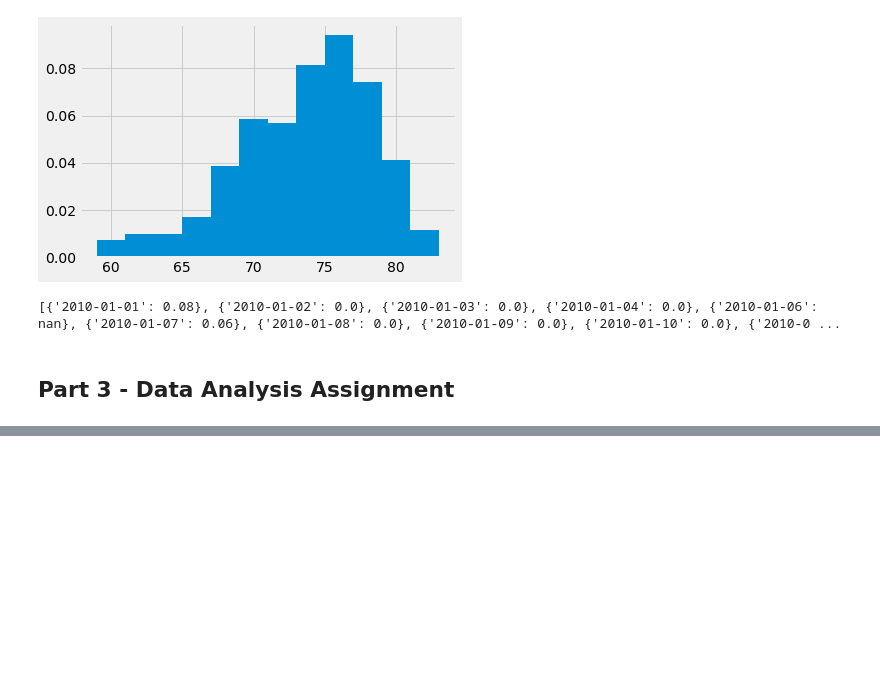
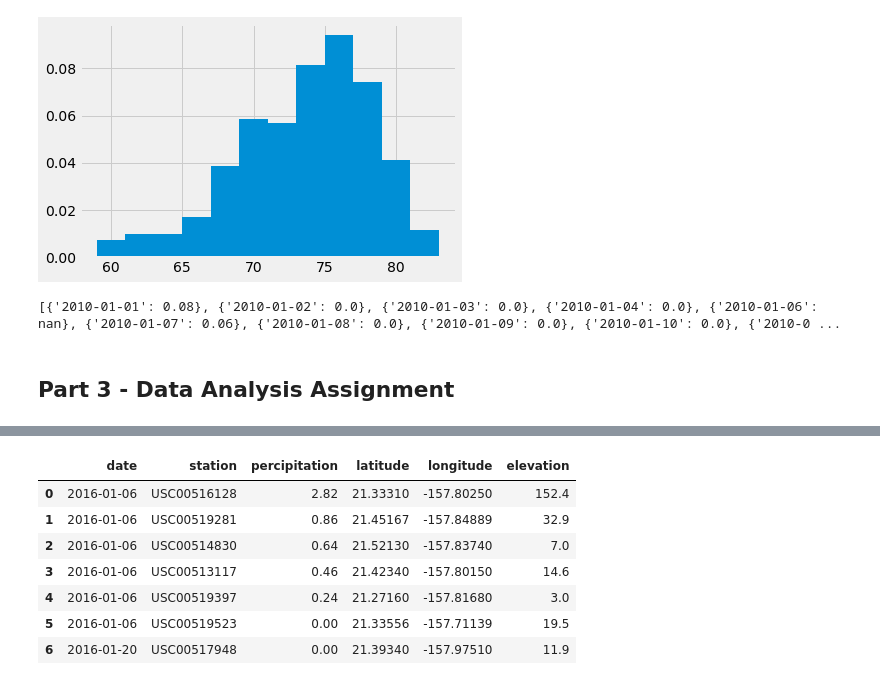
Before and after one commit to citizendez/SQLAlchemy-Challenge, a Jupyter notebook: climate_starter.ipynb, the cells around one changed output, grey strips where cells are left out. Cells and saved outputs as stored; diff of their text form; code cells hidden in the pictures; blank space fills up the shorter version.

```diff
--- a/climate_starter.ipynb
+++ b/climate_starter.ipynb
@@ -201,3 +246,23 @@ print(calc_temps('2012-02-28', '2012-03-05'))
 # %%
 # Calculate the total amount of rainfall per weather station for your trip dates using the previous year's matching dates.
 # Sort this in descending order by precipitation amount and list the station, name, latitude, longitude, and elevation
+start_date = '2017-01-06'
+end_date = '2017-01-20'
+df = pd.read_sql(f"""
+    SELECT date, station, sum(prcp) as percipitation, latitude, longitude, elevation
+    FROM station_measurements
+    WHERE date BETWEEN DATE('{start_date}', '-1 year') and DATE('{end_date}', '-1 year')
+    GROUP BY station
+    ORDER BY percipitation DESC;
+
+""", engine)
+df
+# %% [output]
+|  | date | station | percipitation | latitude | longitude | elevation |
+| 0 | 2016-01-06 | USC00516128 | 2.82 | 21.33310 | -157.80250 | 152.4 |
+| 1 | 2016-01-06 | USC00519281 | 0.86 | 21.45167 | -157.84889 | 32.9 |
+| 2 | 2016-01-06 | USC00514830 | 0.64 | 21.52130 | -157.83740 | 7.0 |
+| 3 | 2016-01-06 | USC00513117 | 0.46 | 21.42340 | -157.80150 | 14.6 |
+| 4 | 2016-01-06 | USC00519397 | 0.24 | 21.27160 | -157.81680 | 3.0 |
+| 5 | 2016-01-06 | USC00519523 | 0.00 | 21.33556 | -157.71139 | 19.5 |
+| 6 | 2016-01-20 | USC00517948 | 0.00 | 21.39340 | -157.97510 | 11.9 |
```
Also changed, not shown: parts of 10 cells of this notebook, 3 other files.
